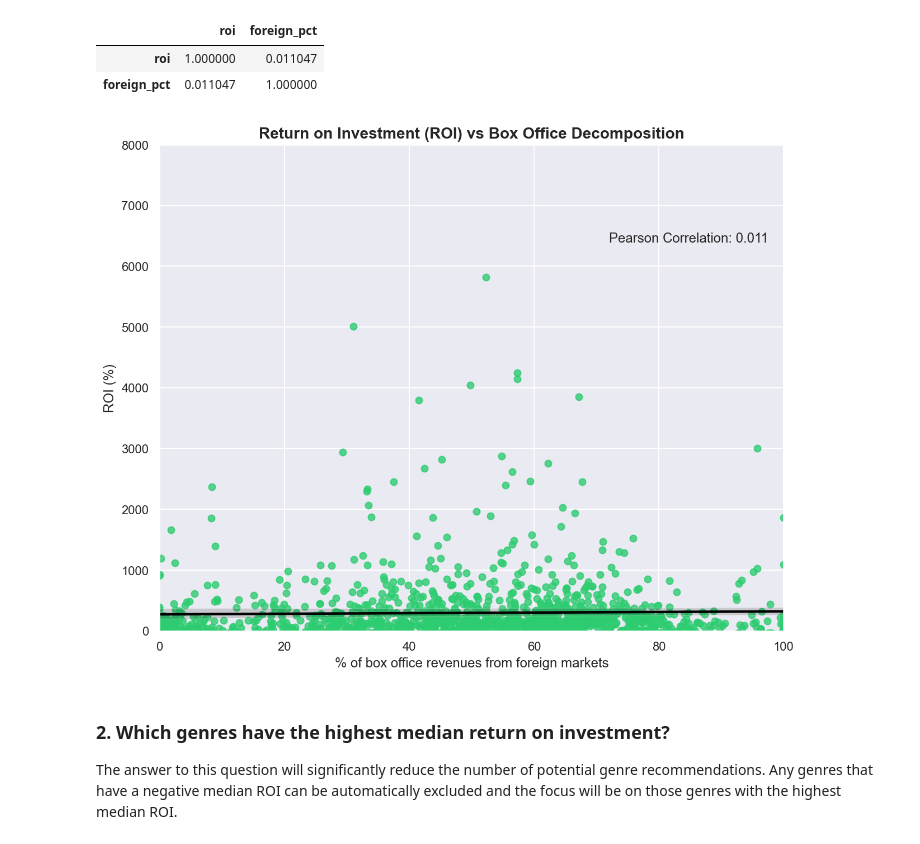
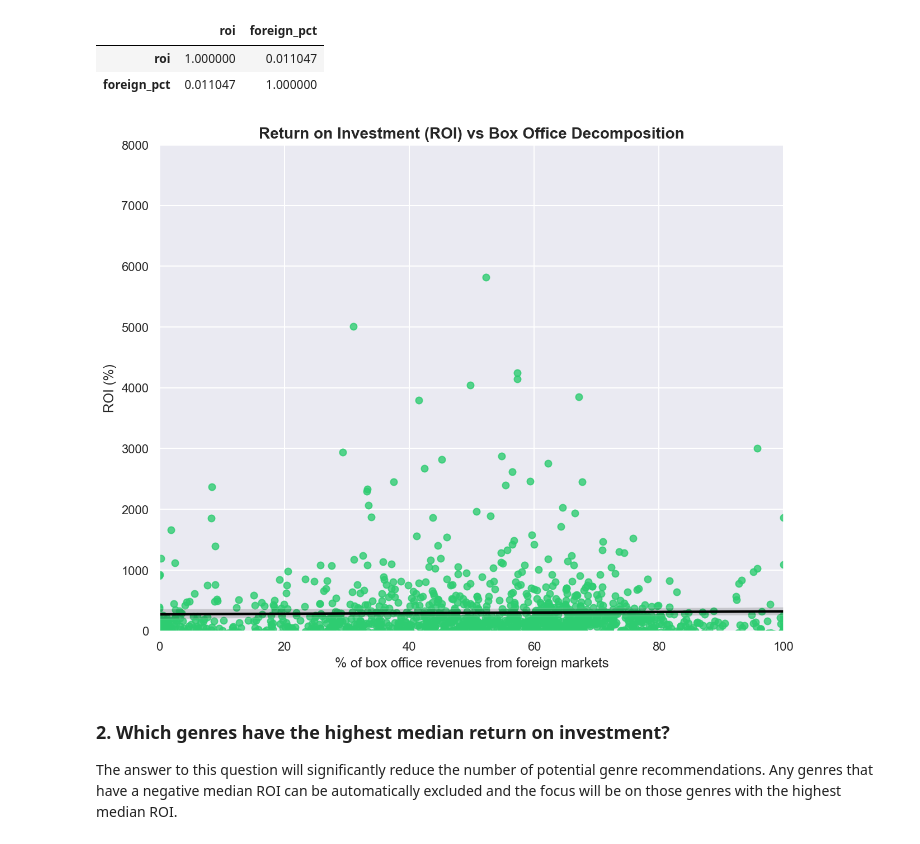
Before and after one commit to tjkyner/flatiron-ds-phase-1-project, a Jupyter notebook: notebooks/analysis.ipynb, the cells around one changed output. Saved outputs shown, nothing was run; the diff lists cells and outputs as text; code cells hidden in the pictures.

```diff
--- a/notebooks/analysis.ipynb
+++ b/notebooks/analysis.ipynb
@@ -94,25 +95,24 @@ df_foreign[['roi', 'foreign_pct']].corr()
 # %%
 fig, ax = plt.subplots()
 
 # Styling
 ax.set_title('Return on Investment (ROI) vs Box Office Decomposition')
 ax.set_ylabel('ROI (%)')
 ax.set_xlabel('% of box office revenues from foreign markets')
 ax.set_ylim(0, 8000)
-ax.text(72, 6400, f"Pearson Correlation: {round(df_foreign[['roi', 'foreign_pct']].corr().iloc[0, 1], 3)}")
 
 # Plotting
 sns.regplot(
     x=df_foreign['foreign_pct'].values,
     y=df_foreign['roi'].values,
     scatter_kws={'color': primary_color},
     line_kws={'color': 'black'}
 )
 
 # Saving image
 plt.savefig('../images/roi_vs_bo-decomp.png')
 # %% [output]
-[figure, old version]
+[figure, new version]
 # %% [markdown]
 ### 2. Which genres have the highest median return on investment?
 The answer to this question will significantly reduce the number of potential genre recommendations. Any genres that have a negative median ROI can be automatically excluded and the focus will be on those genres with the highest median ROI.
```
Also changed, not shown: parts of 4 cells of this notebook, 8 other files.
